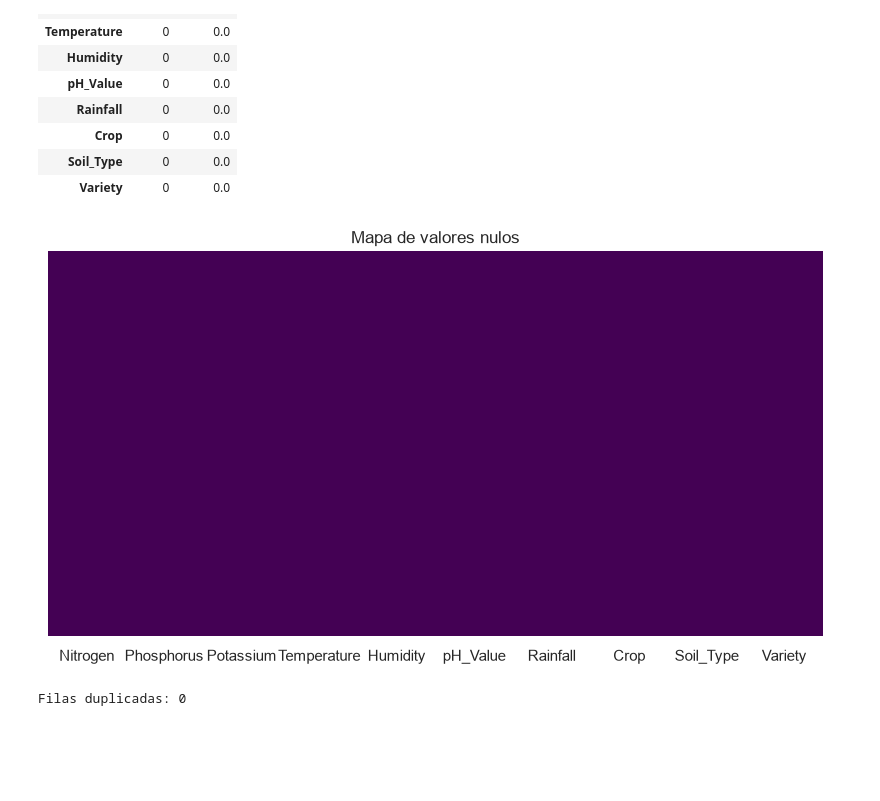
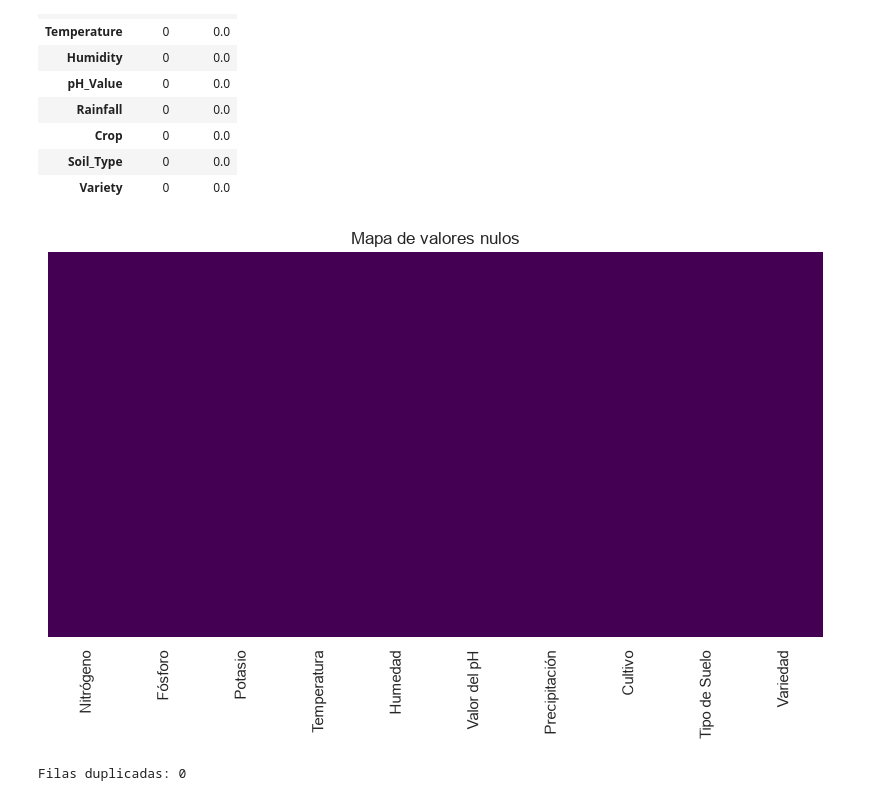
Before and after one commit to Dmgar/Project_Terra, a Jupyter notebook: notebooks/01_eda_crops_npk.ipynb, the cells around one changed output. Drawn from its saved outputs; the diff is of its cells as text; code cells hidden in the pictures; blank space fills up the shorter version.

```diff
--- a/notebooks/01_eda_crops_npk.ipynb
+++ b/notebooks/01_eda_crops_npk.ipynb
@@ -26,6 +26,20 @@ sns.set_theme(style="whitegrid")
 plt.rcParams["figure.figsize"] = (10, 6)
 
 DATA_PATH = "../data/raw/sensor_Crop_Dataset.csv"  # Ruta corregida al dataset real
+
+# Nombres legibles de las columnas, para usar en títulos y ejes de los gráficos
+nombres_legibles = {
+    'Nitrogen': 'Nitrógeno',
+    'Phosphorus': 'Fósforo',
+    'Potassium': 'Potasio',
+    'Temperature': 'Temperatura',
+    'Humidity': 'Humedad',
+    'pH_Value': 'Valor del pH',
+    'Rainfall': 'Precipitación',
+    'Crop': 'Cultivo',
+    'Soil_Type': 'Tipo de Suelo',
+    'Variety': 'Variedad',
+}
 # %% [markdown]
 ## 1. Carga de datos
 # %%
@@ -87,11 +101,11 @@ resumen_nulos
 # %%
 # Mapa de calor de valores nulos (útil si hay columnas con nulos dispersos)
 plt.figure(figsize=(10, 5))
-sns.heatmap(df.isnull(), cbar=False, yticklabels=False, cmap="viridis")
+sns.heatmap(df.rename(columns=nombres_legibles).isnull(), cbar=False, yticklabels=False, cmap="viridis")
 plt.title("Mapa de valores nulos")
 plt.show()
 # %% [output]
-[figure, old version]
+[figure, new version]
 # %%
 duplicados = df.duplicated().sum()
 print(f"Filas duplicadas: {duplicados}")
```
Also changed, not shown: parts of 6 cells of this notebook, 5 other files.
